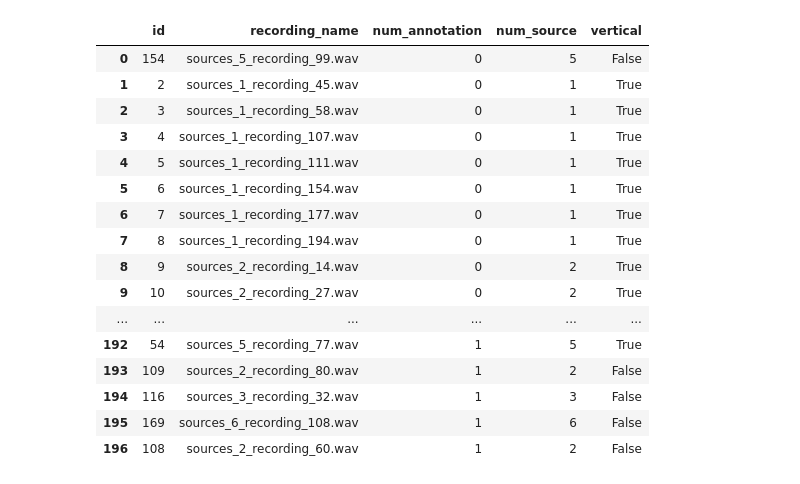
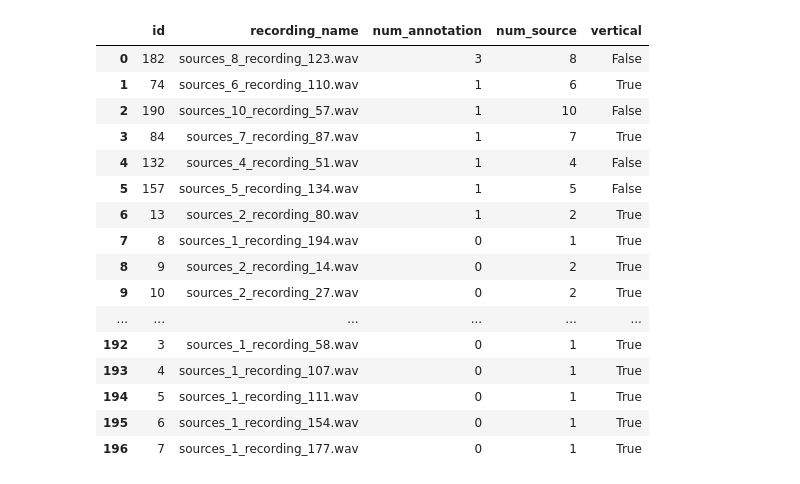
Before and after one commit to ANNIZHENG/Temp-Annotation-Interface, a Jupyter notebook: database/db.ipynb, the cells around one changed output. Saved outputs shown, nothing was run; the diff lists cells and outputs as text; code cells hidden in the pictures.

```diff
--- a/database/db.ipynb
+++ b/database/db.ipynb
@@ -67,21 +94,21 @@ pd.read_sql('''select * from "Location" where annotation_id = '153' or annotatio
 # %%
-pd.read_sql('''select * from "Recording" order by num_annotation asc''',eng)
+pd.read_sql('''select * from "Recording" order by num_annotation desc''',eng)
  # THIS STORES THE ORIGINAL RECORDING TABLE
 # %% [output]
 |  | id | recording_name | num_annotation | num_source | vertical |
-| 0 | 154 | sources_5_recording_99.wav | 0 | 5 | False |
-| 1 | 2 | sources_1_recording_45.wav | 0 | 1 | True |
-| 2 | 3 | sources_1_recording_58.wav | 0 | 1 | True |
-| 3 | 4 | sources_1_recording_107.wav | 0 | 1 | True |
-| 4 | 5 | sources_1_recording_111.wav | 0 | 1 | True |
-| 5 | 6 | sources_1_recording_154.wav | 0 | 1 | True |
-| 6 | 7 | sources_1_recording_177.wav | 0 | 1 | True |
+| 0 | 182 | sources_8_recording_123.wav | 3 | 8 | False |
+| 1 | 74 | sources_6_recording_110.wav | 1 | 6 | True |
+| 2 | 190 | sources_10_recording_57.wav | 1 | 10 | False |
+| 3 | 84 | sources_7_recording_87.wav | 1 | 7 | True |
+| 4 | 132 | sources_4_recording_51.wav | 1 | 4 | False |
+| 5 | 157 | sources_5_recording_134.wav | 1 | 5 | False |
+| 6 | 13 | sources_2_recording_80.wav | 1 | 2 | True |
 | 7 | 8 | sources_1_recording_194.wav | 0 | 1 | True |
 | 8 | 9 | sources_2_recording_14.wav | 0 | 2 | True |
 | 9 | 10 | sources_2_recording_27.wav | 0 | 2 | True |
 | ... | ... | ... | ... | ... | ... |
-| 192 | 54 | sources_5_recording_77.wav | 1 | 5 | True |
-| 193 | 109 | sources_2_recording_80.wav | 1 | 2 | False |
-| 194 | 116 | sources_3_recording_32.wav | 1 | 3 | False |
-| 195 | 169 | sources_6_recording_108.wav | 1 | 6 | False |
-| 196 | 108 | sources_2_recording_60.wav | 1 | 2 | False |
+| 192 | 3 | sources_1_recording_58.wav | 0 | 1 | True |
+| 193 | 4 | sources_1_recording_107.wav | 0 | 1 | True |
+| 194 | 5 | sources_1_recording_111.wav | 0 | 1 | True |
+| 195 | 6 | sources_1_recording_154.wav | 0 | 1 | True |
+| 196 | 7 | sources_1_recording_177.wav | 0 | 1 | True |
```
Also changed, not shown: parts of 8 cells of this notebook, 3 other files.
